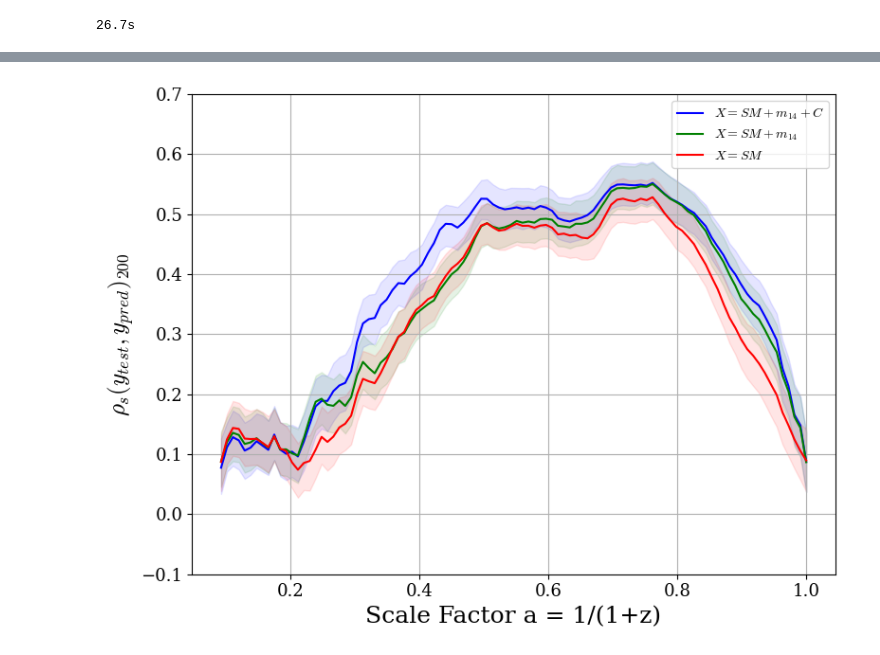
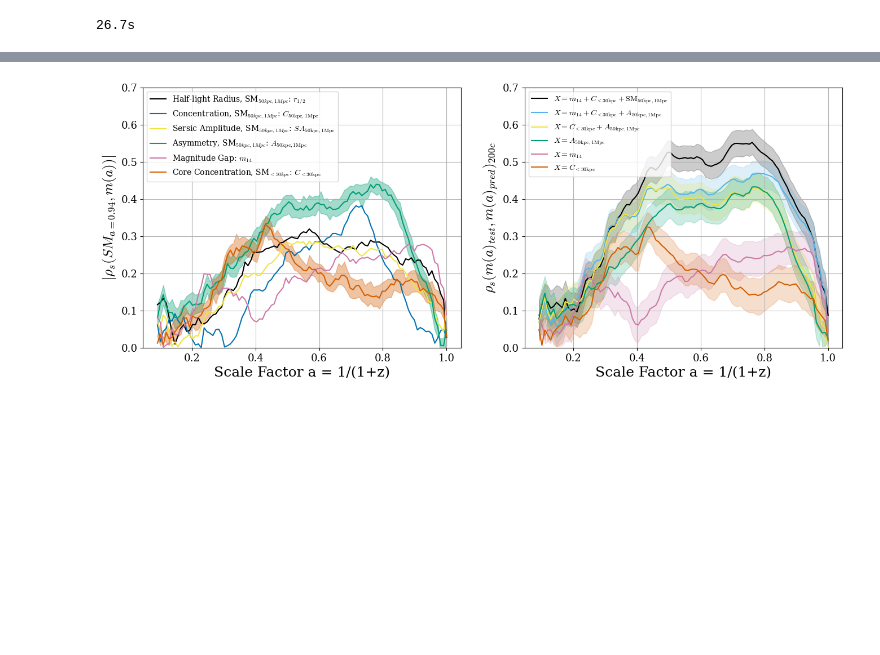
Before and after one commit to Kabelo-T/cluster_morph, a Jupyter notebook: multicam.ipynb, the cells around one changed output, grey strips where cells are left out. Cells and saved outputs as stored; diff of their text form; code cells hidden in the pictures; blank space fills up the shorter version.

```diff
--- a/multicam.ipynb
+++ b/multicam.ipynb
@@ -371,0 +426,3 @@ print(f'{end - start:.1f}s')
+# %%
+ma_sm_dict, filtered_z_list = datutils.prepare_ma_corrs(
+    mah_dict, df)
@@ -372,44 +462,64 @@ print(f'{end - start:.1f}s')
+# %%
+df.columns
+params = ['rhalf_circ', 'C', 'sersic_amplitude', 'A', 'm14_3D', 'core_C']
+labels = [r'Half-light Radius, SM$_{50kpc,1Mpc}$: $r_{1/2}$',
+          r'Concentration, SM$_{50kpc,1Mpc}$: $C_{50\mathrm{kpc},1\mathrm{Mpc}}$',
+          r'Sersic Amplitude, SM$_{50kpc,1Mpc}$: $SA_{50\mathrm{kpc},1\mathrm{Mpc}}$',
+          r'Asymmetry, SM$_{50kpc,1Mpc}$: $A_{50\mathrm{kpc},1\mathrm{Mpc}}$',
+          r'Magnitude Gap: $m_{14}$',
+          r'Core Concentration, SM$_{<30kpc}$: $C_{<30\mathrm{kpc}}$']
 # %%
-fig, axs = plt.subplots(nrows=1, ncols=1, figsize=(8, 6))
+fig, axs = plt.subplots(nrows=1, ncols=2, figsize=(16, 6))
 
-axs.plot(common_aexp, ap50, color='b', label=r'$X = SM + m_{14} + C$')
-axs.fill_between(common_aexp, ap25, ap75, color='b', alpha=0.1)
+plots.plot_ma_corrs(ma_sm_dict, params=params, labels=labels,
+                    aexp=common_aexp[::-1], axs=axs[0])
 
-axs.plot(common_aexp, bp50, color='g', label=r'$X = SM + m_{14}$')
-axs.fill_between(common_aexp, bp25, bp75, color='g', alpha=0.1)
+axs[1].plot(common_aexp, ap50, color='k',
+            label=r'$X = m_{14} + C_{<30\mathrm{kpc}} + \mathrm{SM}_{50\mathrm{kpc},1\mathrm{Mpc}}$')
+axs[1].fill_between(common_aexp, ap25, ap75, color='k', alpha=0.2)
 
-axs.plot(common_aexp, cp50, color='r', label=r'$X = SM$')
-axs.fill_between(common_aexp, cp25, cp75, color='r', alpha=0.1)
+# axs.plot(common_aexp, bp50, color='g', label=r'$X = SM + m_{14}$')
+# axs.fill_between(common_aexp, bp25, bp75, color='g', alpha=0.1)
 
-axs.set_xlabel('Scale Factor a = 1/(1+z)')
-axs.set_ylabel(r'$\rho_s (y_{test}, y_{pred})_{200}$')
-axs.set_ylim(-0.1, 0.7)
-axs.grid()
-axs.legend()
-
-# axs.plot(common_aexp, fp50, color='y', label=r'$X = m_{14} + C + A$')
-# axs.fill_between(common_aexp, fp25, fp75, color='y', alpha=0.1)
-
-# axs.plot(common_aexp, hp50, color='r', label=r'$X = C + A$')
-# axs.fill_between(common_aexp, hp25, hp75, color='r', alpha=0.1)
-
-# axs.plot(common_aexp, gp50, color='k', label=r'$X = C$')
-# axs.fill_between(common_aexp, gp25, gp75, color='k', alpha=0.1)
-
-# axs.plot(common_aexp, dp50, color='c', label=r'$X = A$')
-# axs.fill_between(common_aexp, dp25, dp75, color='c', alpha=0.1)
-
-# axs.plot(common_aexp, ep50, color='m', label=r'$X = m_{14}$')
-# axs.fill_between(common_aexp, ep25, ep75, color='m', alpha=0.1)
+# axs.plot(common_aexp, cp50, color='r', label=r'$X = SM$')
+# axs.fill_between(common_aexp, cp25, cp75, color='r', alpha=0.1)
 
 # axs.set_xlabel('Scale Factor a = 1/(1+z)')
-# axs.set_ylabel(r'$\rho_s (m(a)_{test}, m(a)_{pred})_{200}$')
+# axs.set_ylabel(r'$\rho_s (y_{test}, y_{pred})_{200}$')
 # axs.set_ylim(-0.1, 0.7)
 # axs.grid()
 # axs.legend()
 
-plt.tight_layout()
-plt.savefig('plots/multicam_subsets_appendix.pdf')
+axs[1].plot(common_aexp, np.abs(fp50), color='#56B4E9',
+            label=r'$X = m_{14} + C_{<30\mathrm{kpc}} + A_{50\mathrm{kpc},1\mathrm{Mpc}}$')
+axs[1].fill_between(common_aexp, np.abs(
+    fp25), np.abs(fp75), color='#56B4E9', alpha=0.2)
+
+axs[1].plot(common_aexp, np.abs(hp50), color='#F0E442',
+            label=r'$X = C_{<30\mathrm{kpc}} + A_{50\mathrm{kpc},1\mathrm{Mpc}}$')
+axs[1].fill_between(common_aexp, np.abs(hp25), np.abs(hp75), color='#F0E442', alpha=0.2)
+
+axs[1].plot(common_aexp, np.abs(dp50), color='#009E73', label=r'$X = A_{50\mathrm{kpc},1\mathrm{Mpc}}$')
+axs[1].fill_between(common_aexp, np.abs(
+    dp25), np.abs(dp75), color='#009E73', alpha=0.2)
+
+axs[1].plot(common_aexp, np.abs(ep50), color='#CC79A7', label=r'$X = m_{14}$')
+axs[1].fill_between(common_aexp, np.abs(
+    ep25), np.abs(ep75), color='#CC79A7', alpha=0.2)
+
+axs[1].plot(common_aexp, np.abs(gp50), color='#D55E00',
+            label=r'$X = C_{<30\mathrm{kpc}}$')
+axs[1].fill_between(common_aexp, np.abs(
+    gp25), np.abs(gp75), color='#D55E00', alpha=0.2)
+
+axs[1].set_xlabel('Scale Factor a = 1/(1+z)')
+axs[1].set_ylabel(r'$\rho_s (m(a)_{test}, m(a)_{pred})_{200c}$')
+axs[1].set_ylim(0., 0.7)
+axs[1].grid()
+axs[1].legend()
+
+# plt.tight_layout()
+# plt.savefig('plots/multicam_subsets_appendix.pdf')
 plt.show()
 # %% [output]
-[figure, old version]
+[figure, new version]
```
Also changed, not shown: parts of 14 cells of this notebook, 6 other files.
